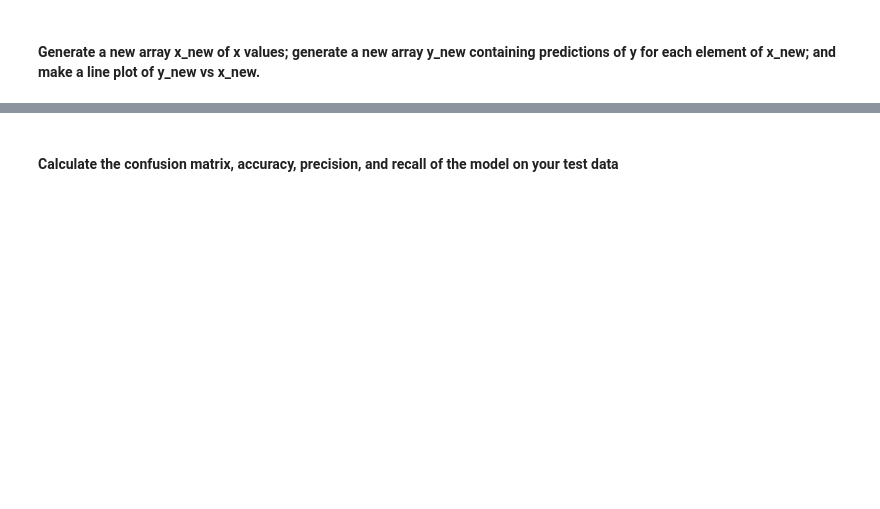
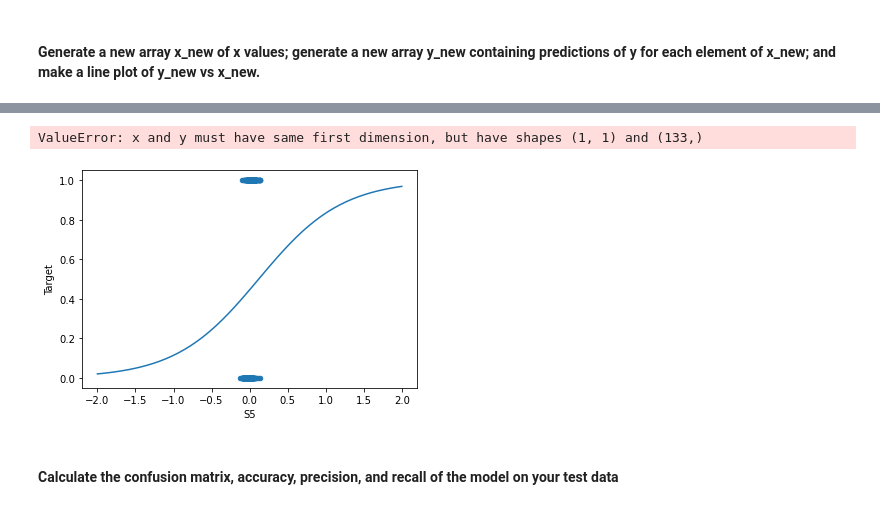
Before and after one commit to ygcha/DH150, a Jupyter notebook: Assignment3.ipynb, the cells around one changed output, grey strips where cells are left out. Drawn from its saved outputs; the diff is of its cells as text; code cells hidden in the pictures; blank space fills up the shorter version.

```diff
--- a/Assignment3.ipynb
+++ b/Assignment3.ipynb
@@ -233,6 +253,6 @@ LogisticRegression()
 # %%
 # Make a prediction
-x_test = [[10]]
+x_test = [[300]]
 model.predict(x_test)
 # %% [output]
 array([1])
@@ -292,3 +328,27 @@ NameError: name 'results' is not defined
+# %%
+# Compared with test
+df9.plot.scatter(x='S5', y='Target')
+
+x_new = np.linspace(-2,2)
+x_new = x_new.reshape(-1,1)
+
+y_model = 1 / (1 + np.exp(-(model.intercept_ + model.coef_ * x_new)))
+y_pred = model.intercept_ + model.coef_ * x_new
+
+plt.plot(x_new, y_model)
+plt.plot(x_test,y_test,'ko')
+
+plt.axhline(0.5,color='r',linestyle='--')
+
+x_new = np.linspace(-2,2,1000)
+x_new = x_new.reshape(-1,1)
+y_new = model.predict(x_new)
+plt.plot(x_new, y_new)
+
+plt.show()
+# %% [output]
+ValueError: x and y must have same first dimension, but have shapes (1, 1) and (133,)
+[figure, added]
 # %% [markdown]
 #### Calculate the confusion matrix, accuracy, precision, and recall of the model on your test data
 # %%
```
Also changed, not shown: parts of 32 cells of this notebook.
